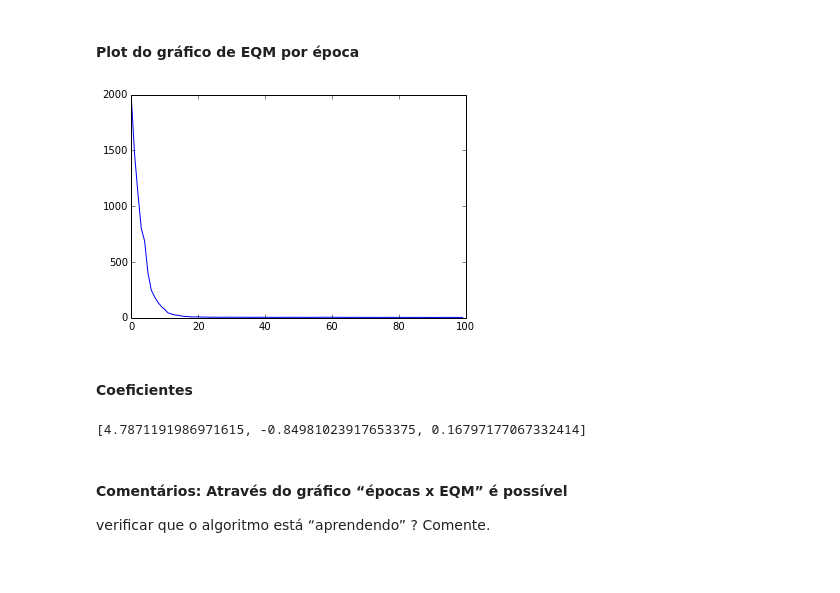
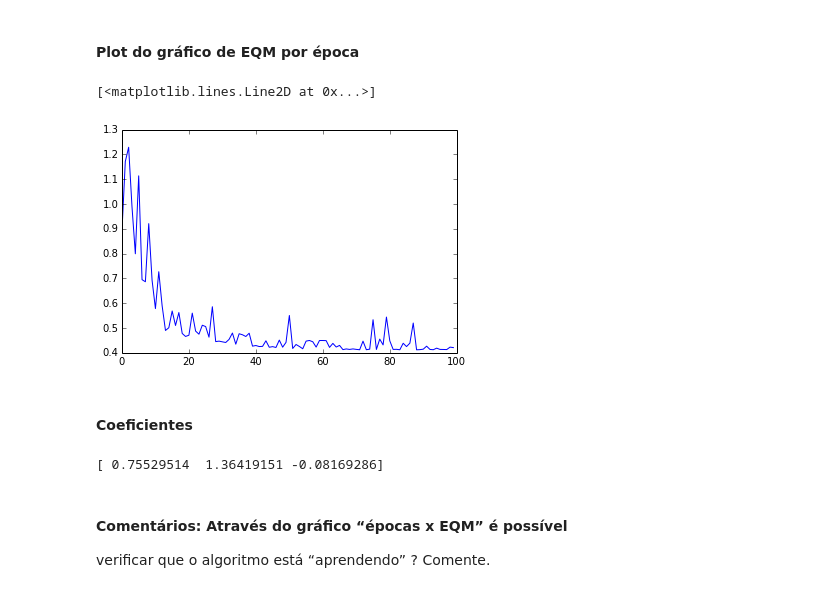
Before and after one commit to abevieiramota/mestrado-AA, a Jupyter notebook: Trabalho 1.ipynb, the cells around one changed output. Drawn from its saved outputs; the diff is of its cells as text; code cells hidden in the pictures.

```diff
--- a/Trabalho 1.ipynb
+++ b/Trabalho 1.ipynb
@@ -23,8 +23,10 @@ Q1_FILEPATH = os.path.join(PATH_DADOS, 'ex1data1.txt')
 Q1_COLUMNS = ['x', 'y']
 
 Q2_FILEPATH = os.path.join(PATH_DADOS, 'ex1data2.txt')
+Q2_COLUMNS = ['area', 'num quartos', 'preço']
 
 Q3_FILEPATH = os.path.join(PATH_DADOS, 'ex1data3.txt')
+Q3_COLUMNS = ['v1', 'v2', 'v3', 'v4', 'v5', 'preço']
 # %% [markdown]
 # Função para plotar o gráfico com duas dimensões
 # %%
@@ -220,2 +179,4 @@ X, Y = carregar(FILENAMES[1])
+# %%
+q2_dados = pd.read_csv(Q2_FILEPATH, sep=' ', names=Q2_COLUMNS)
 # %% [markdown]
 #### Gráfico do Y pela feature 1
@@ -232,19 +195,20 @@ scatter2d(X[:, 1], Y)
 # %% [markdown]
 #### Execução do gradiente descendente estocástico
 # %%
-ws, eqms = grad_desc_estoq(X, Y, alfa=0.01, epocas=100)
+ws, eqms = grad_desc_estoq(q2_dados, alfa=0.01, epocas=100)
 # %% [markdown]
 #### Plot do gráfico de EQM por época
 # %%
-plot2d(xrange(len(eqms)), eqms)
+pl.plot(xrange(len(eqms)), eqms)
 # %% [output]
+[<matplotlib.lines.Line2D at 0x...>]
-[figure, old version]
+[figure, new version]
 # %% [markdown]
 #### Coeficientes
 # %%
 print ws
 # %% [output]
-[4.7871191986971615, -0.84981023917653375, 0.16797177067332414]
+[ 0.75529514  1.36419151 -0.08169286]
 # %% [markdown]
 #### Comentários: Através do gráfico “épocas x EQM” é possível
 
```
Also changed, not shown: parts of 24 cells of this notebook, 1 other file.
